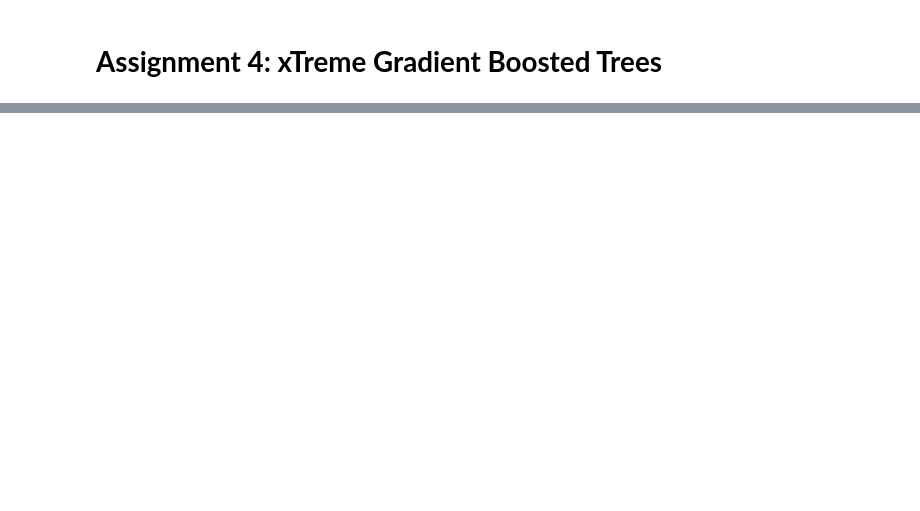
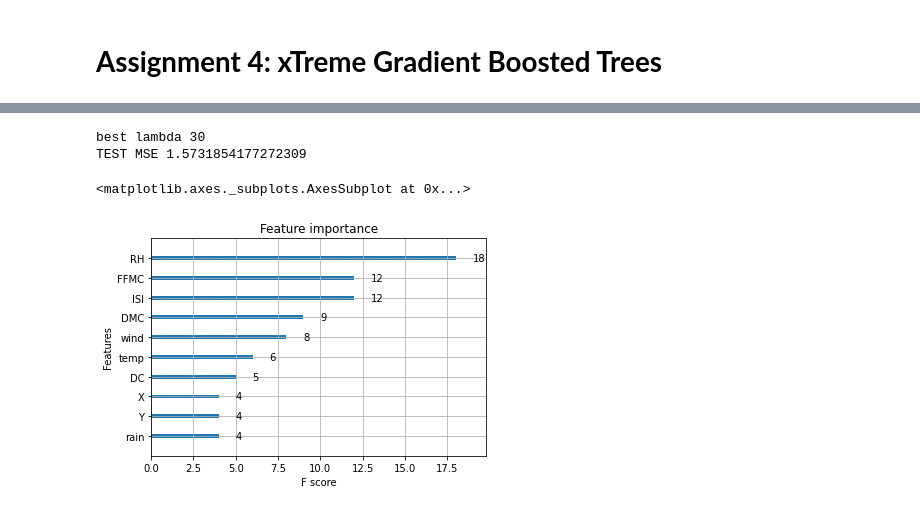
Before and after one commit to nsubbaian/FrequentistML, a Jupyter notebook: Project4/FML_Assignment4.ipynb, the cells around one changed output, grey strips where cells are left out. Drawn from its saved outputs; the diff is of its cells as text; code cells hidden in the pictures; blank space fills up the shorter version.

```diff
--- a/Project4/FML_Assignment4.ipynb
+++ b/Project4/FML_Assignment4.ipynb
@@ -10,0 +42,50 @@ Do the features reported make sense? If you are using the same dataset from assi
+# %%
+XGBtrain_X, XGBtrain_Y = training.iloc[:, :10], np.log(training.iloc[:, 10]+ 1)
+XGBval_X, XGBval_Y = validation.iloc[:, :10], np.log(validation.iloc[:, 10]+1)
+XGBtest_X, XGBtest_Y = test.iloc[:, :10], np.log(test.iloc[:, 10]+1)
+
+dtrain = xgb.DMatrix(XGBtrain_X, label=XGBtrain_Y)
+dtest = xgb.DMatrix(XGBtest_X, label=XGBtest_Y)
+dval = xgb.DMatrix(XGBval_X, XGBval_Y)
+
+# tune your regression method
+bestMSE = float('inf')
+for lam in [1e-15, 1e-5, .1, 1, 5, 10, 11, 12, 13, 14, 15, 16, 17, 20, 25, 30, 35, 50, 100]:
+  param = {'max_depth': 6, 'min_child_weight': .3, 'eta': 1,
+          'objective': 'reg:squarederror',
+          'reg_alpha' : lam}
+  evallist = [(dtrain, 'train'), (dval, 'val')]
+
+  # uses early stopping to find the optimal number of boosting rounds
+  bst = xgb.train(param, dtrain, num_boost_round = 50, evals = evallist,
+                  early_stopping_rounds = 10, verbose_eval = False)
+
+  XGBMSE = bst.best_score
+  if (XGBMSE < bestMSE):
+    bestLambda = lam
+    bestMSE = XGBMSE
+print("best lambda", bestLambda)
+
+
+# Report your performance and output the feature importance.
+param = {'max_depth': 6,
+          'min_child_weight': 1,
+          'eta': .3,
+          'objective': 'reg:squarederror',
+          'reg_alpha' : bestLambda}
+evallist = [(dtrain, 'train'), (dval, 'val')]
+bst = xgb.train(param, dtrain, num_boost_round = 50, evals = evallist,
+                early_stopping_rounds = 10, verbose_eval = False)
+
+
+ypred = bst.predict(xgb.DMatrix(XGBtest_X), ntree_limit=bst.best_ntree_limit)
+XGBMSE_test = np.square(np.subtract(XGBtest_Y, ypred)).mean()
+print("TEST MSE", XGBMSE_test)
+
+#
+xgb.plot_importance(bst)
+# %% [output]
+best lambda 30
+TEST MSE 1.5731854177272309
+<matplotlib.axes._subplots.AxesSubplot at 0x...>
+[figure, added]
```
Also changed, not shown: parts of 6 cells of this notebook.
